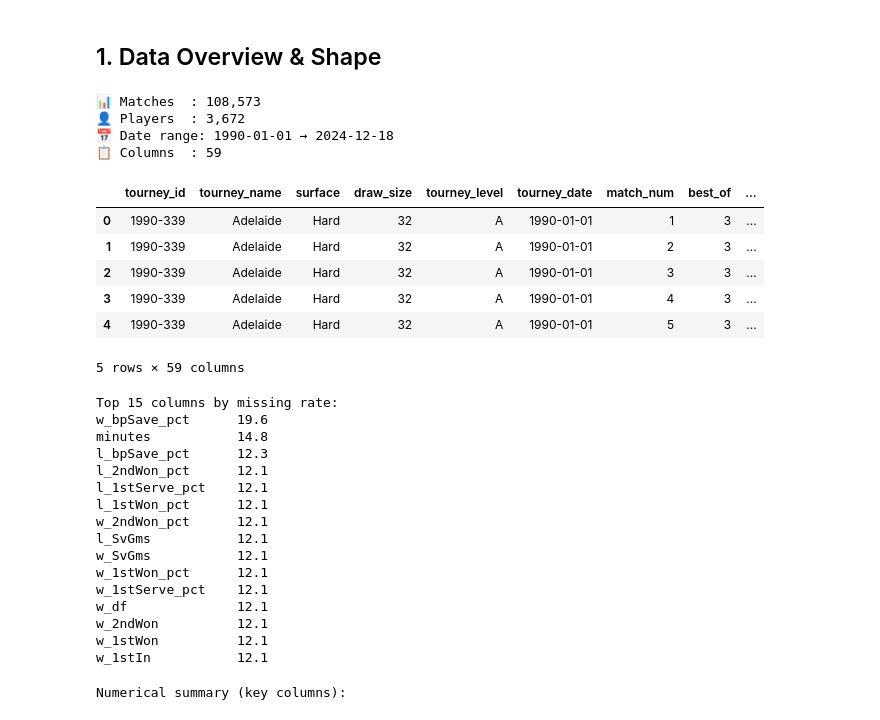
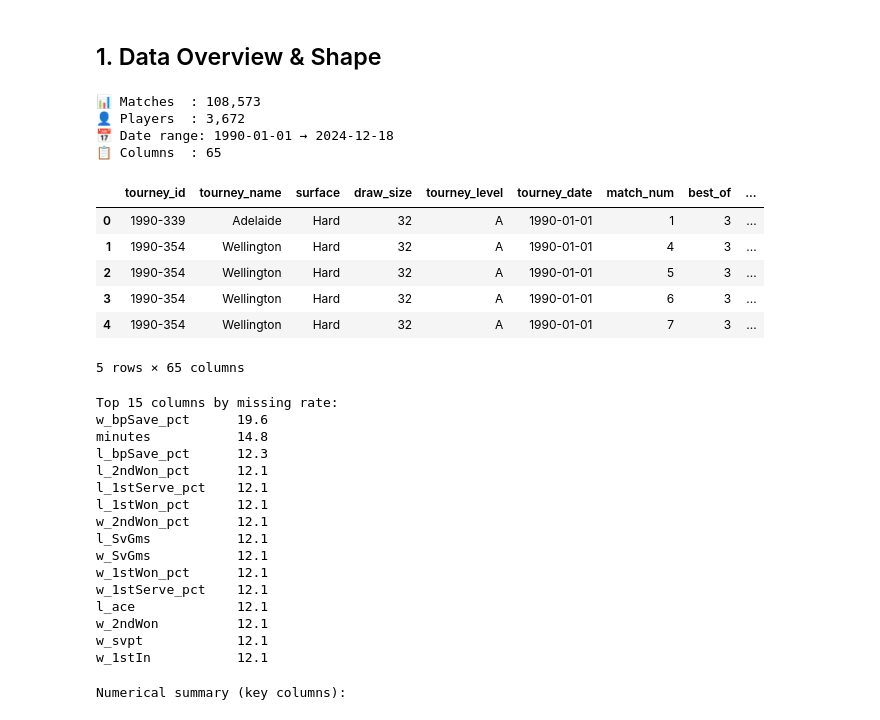
Before and after one commit to Rohit-Halakeri/Tennis-Analytics, a Jupyter notebook: notebooks/01_EDA.ipynb, the cells around one changed output. Drawn from its saved outputs; the diff is of its cells as text; code cells hidden in the pictures.

```diff
--- a/notebooks/01_EDA.ipynb
+++ b/notebooks/01_EDA.ipynb
@@ -56,26 +56,28 @@ print("✅ Imports done")
 # %% [markdown]
 ## 1. Data Overview & Shape
 # %%
-df  = pd.read_parquet(DATA_DIR / "matches_clean.parquet")
+
+
+df  = pd.read_parquet(DATA_DIR / "matches_with_elo.parquet")
 elo = pd.read_parquet(DATA_DIR / "elo_ratings.parquet")
 
 print(f"📊 Matches  : {len(df):,}")
 print(f"👤 Players  : {elo['player_name'].nunique():,}")
 print(f"📅 Date range: {df['tourney_date'].min().date()} → {df['tourney_date'].max().date()}")
 print(f"📋 Columns  : {df.shape[1]}")
 df.head()
 # %% [output]
 📊 Matches  : 108,573
 👤 Players  : 3,672
 📅 Date range: 1990-01-01 → 2024-12-18
-📋 Columns  : 59
+📋 Columns  : 65
 |  | tourney_id | tourney_name | surface | draw_size | tourney_level | tourney_date | match_num | best_of | ... |
 | 0 | 1990-339 | Adelaide | Hard | 32 | A | 1990-01-01 | 1 | 3 | ... |
-| 1 | 1990-339 | Adelaide | Hard | 32 | A | 1990-01-01 | 2 | 3 | ... |
-| 2 | 1990-339 | Adelaide | Hard | 32 | A | 1990-01-01 | 3 | 3 | ... |
-| 3 | 1990-339 | Adelaide | Hard | 32 | A | 1990-01-01 | 4 | 3 | ... |
-| 4 | 1990-339 | Adelaide | Hard | 32 | A | 1990-01-01 | 5 | 3 | ... |
+| 1 | 1990-354 | Wellington | Hard | 32 | A | 1990-01-01 | 4 | 3 | ... |
+| 2 | 1990-354 | Wellington | Hard | 32 | A | 1990-01-01 | 5 | 3 | ... |
+| 3 | 1990-354 | Wellington | Hard | 32 | A | 1990-01-01 | 6 | 3 | ... |
+| 4 | 1990-354 | Wellington | Hard | 32 | A | 1990-01-01 | 7 | 3 | ... |
-5 rows × 59 columns
+5 rows × 65 columns
 # %%
 # Missing value summary
 missing = df.isnull().mean().sort_values(ascending=False)
@@ -94,9 +96,9 @@ l_SvGms           12.1
 w_SvGms           12.1
 w_1stWon_pct      12.1
 w_1stServe_pct    12.1
-w_df              12.1
+l_ace             12.1
 w_2ndWon          12.1
-w_1stWon          12.1
+w_svpt            12.1
 w_1stIn           12.1
 # %%
 # Basic stats
```
Also changed, not shown: parts of 3 cells of this notebook.
